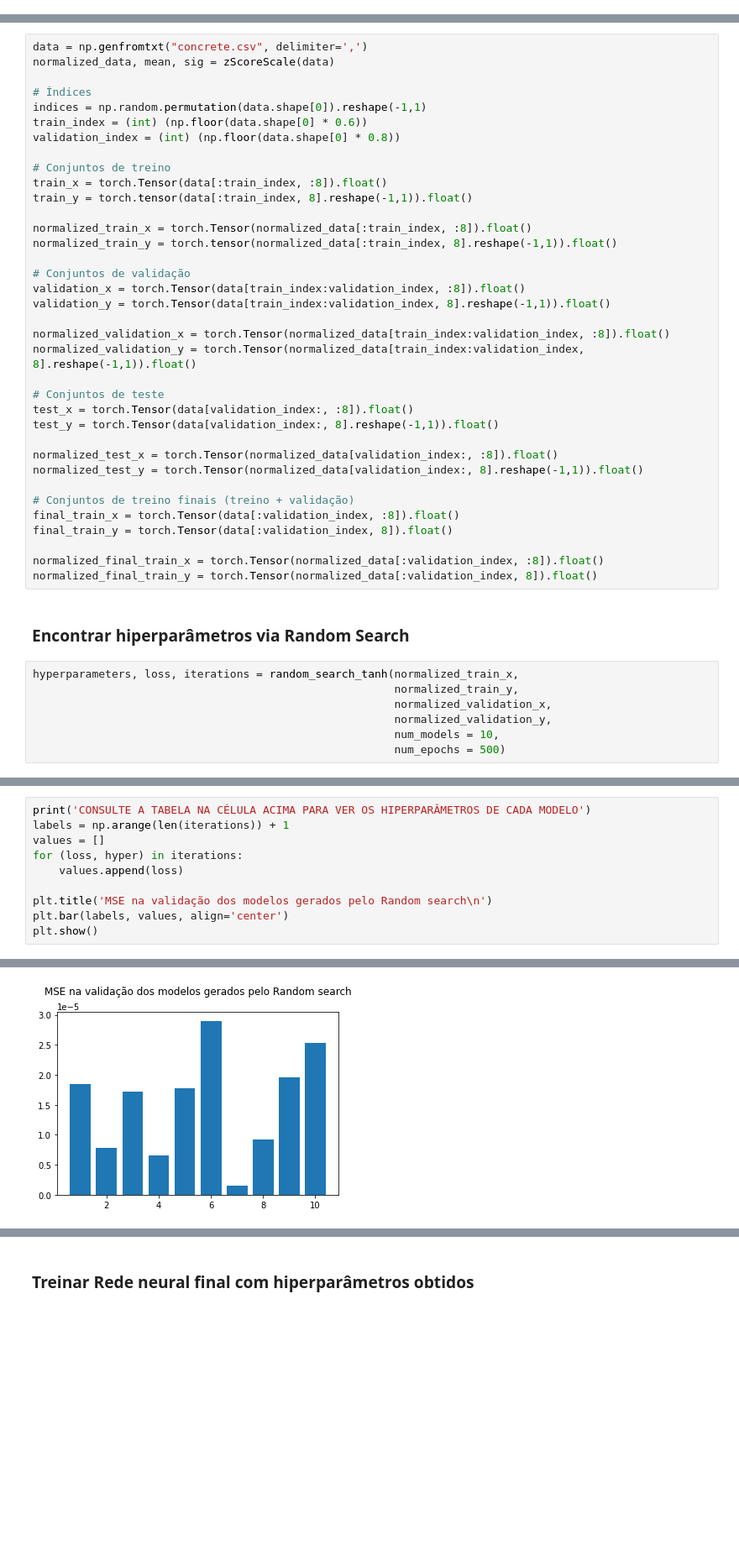
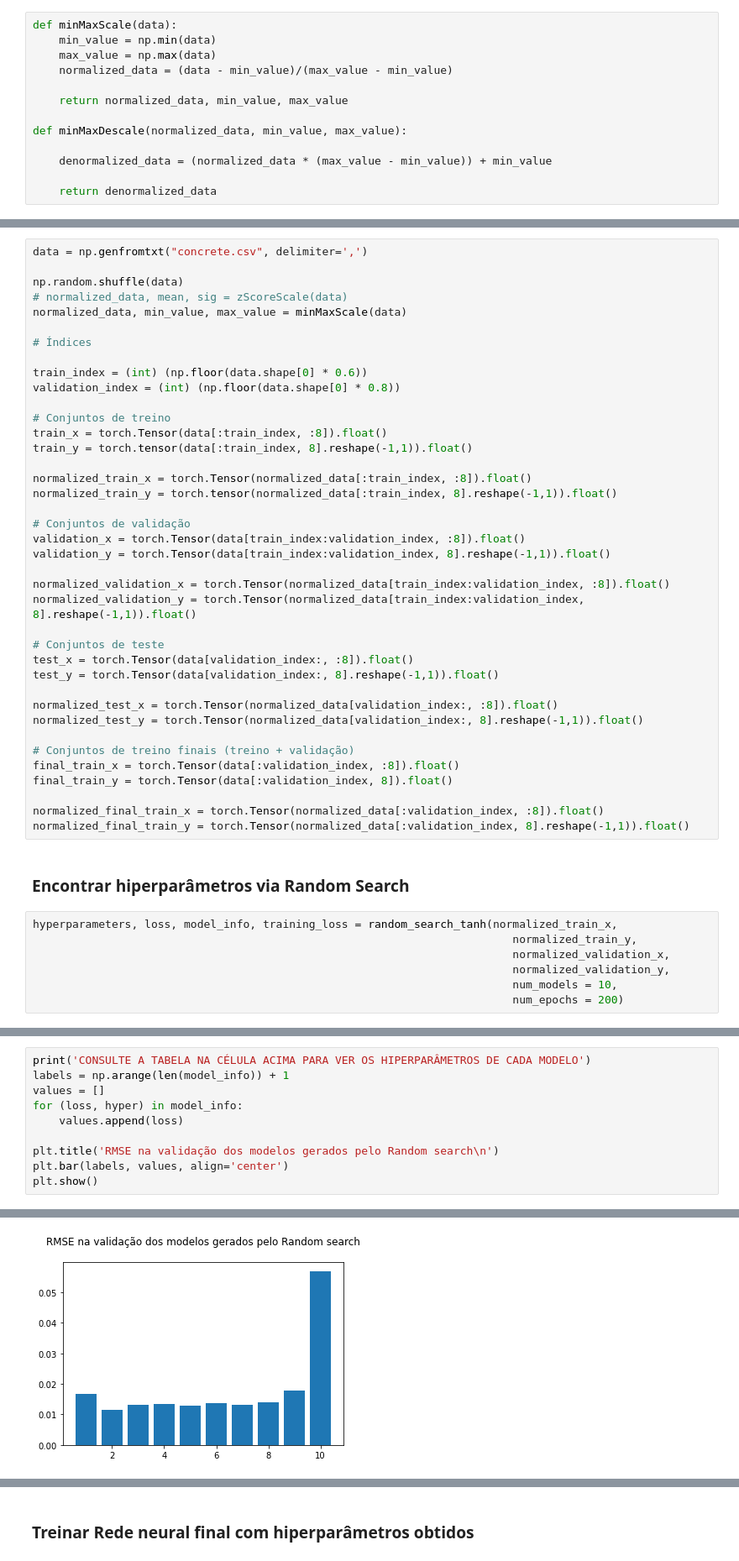
Before and after one commit to Walrusbane524/Aprendizagem-de-M-quina, a Jupyter notebook: Lista 4/Lista 4.ipynb, the cells around one changed output, grey strips where cells are left out. Shown at 84% size. Saved outputs shown, nothing was run; the diff lists cells and outputs as text; blank space fills up the shorter version.

```diff
--- a/Lista 4/Lista 4.ipynb
+++ b/Lista 4/Lista 4.ipynb
@@ -31,3 +35,16 @@ def zScoreDescale(x, mean, sig):
+# %%
+def minMaxScale(data):
+    min_value = np.min(data)
+    max_value = np.max(data)
+    normalized_data = (data - min_value)/(max_value - min_value)
+
+    return normalized_data, min_value, max_value
+
+def minMaxDescale(normalized_data, min_value, max_value):
+
+    denormalized_data = (normalized_data * (max_value - min_value)) + min_value
+
+    return denormalized_data
 # %% [markdown]
 ## Redes neurais
 # %%
@@ -175,10 +269,13 @@ def random_search_tanh(x, y, x_validation, y_validation, num_models = 10, num_ep
 ### Preparação dos dados
 # %%
 data = np.genfromtxt("concrete.csv", delimiter=',')
-normalized_data, mean, sig = zScoreScale(data)
+
+np.random.shuffle(data)
+# normalized_data, mean, sig = zScoreScale(data)
+normalized_data, min_value, max_value = minMaxScale(data)
 
 # Índices
-indices = np.random.permutation(data.shape[0]).reshape(-1,1)
+
 train_index = (int) (np.floor(data.shape[0] * 0.6))
 validation_index = (int) (np.floor(data.shape[0] * 0.8))
 
@@ -208,15 +305,15 @@ final_train_x = torch.Tensor(data[:validation_index, :8]).float()
 final_train_y = torch.Tensor(data[:validation_index, 8]).float()
 
 normalized_final_train_x = torch.Tensor(normalized_data[:validation_index, :8]).float()
-normalized_final_train_y = torch.Tensor(normalized_data[:validation_index, 8]).float()
+normalized_final_train_y = torch.Tensor(normalized_data[:validation_index, 8].reshape(-1,1)).float()
 # %% [markdown]
 ### Encontrar hiperparâmetros via Random Search
 # %%
-hyperparameters, loss, iterations = random_search_tanh(normalized_train_x,
-                                                       normalized_train_y,
-                                                       normalized_validation_x,
-                                                       normalized_validation_y,
-                                                       num_models = 10,
-                                                       num_epochs = 500)
+hyperparameters, loss, model_info, training_loss = random_search_tanh(normalized_train_x,
+                                                                         normalized_train_y,
+                                                                         normalized_validation_x,
+                                                                         normalized_validation_y,
+                                                                         num_models = 10,
+                                                                         num_epochs = 200)
 # %% [output]
 -------------- Modelo 1 --------------
@@ -238,17 +335,17 @@ Momentum = 0.5712071790551317
 Batch size = 64
 # %%
 print('CONSULTE A TABELA NA CÉLULA ACIMA PARA VER OS HIPERPARÂMETROS DE CADA MODELO')
-labels = np.arange(len(iterations)) + 1
+labels = np.arange(len(model_info)) + 1
 values = []
-for (loss, hyper) in iterations:
+for (loss, hyper) in model_info:
     values.append(loss)
 
-plt.title('MSE na validação dos modelos gerados pelo Random search\n')
+plt.title('RMSE na validação dos modelos gerados pelo Random search\n')
 plt.bar(labels, values, align='center')
 plt.show()
 # %% [output]
 CONSULTE A TABELA NA CÉLULA ACIMA PARA VER OS HIPERPARÂMETROS DE CADA MODELO
-[figure, old version]
+[figure, new version]
 # %%
 print('Melhores hiperparâmetros: ')
 print("Hidden layer neurons =", hyperparameters[0])
```
Also changed, not shown: parts of 19 cells of this notebook.
